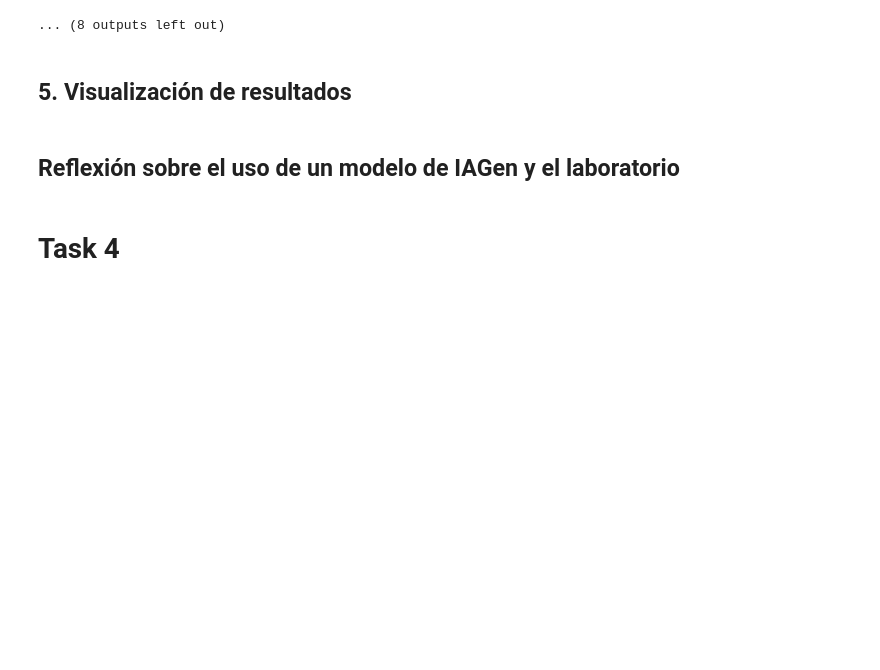
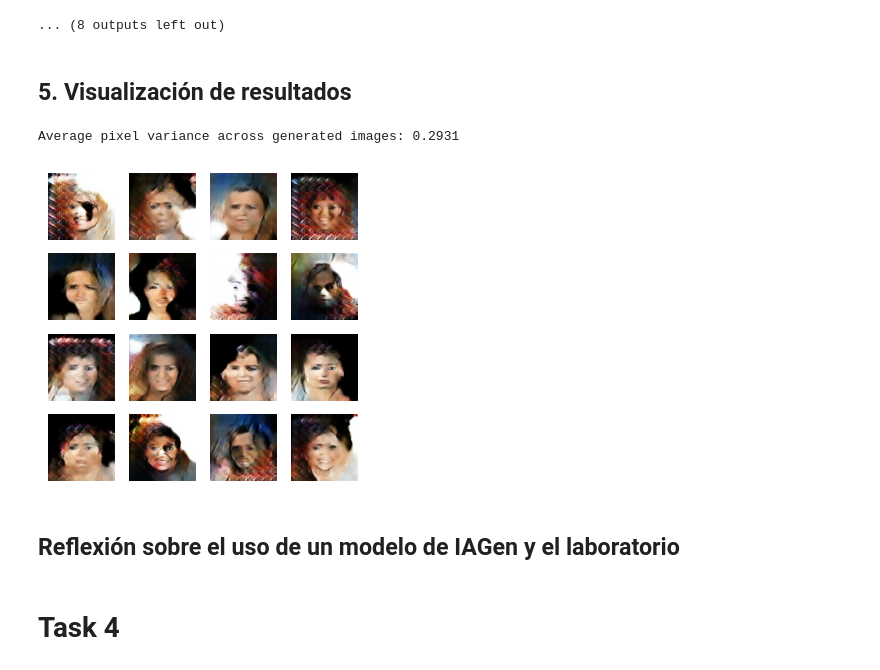
Before and after one commit to Diego2250/Lab6-DS, a Jupyter notebook: lab6.ipynb, the cells around one changed output. Drawn from its saved outputs; the diff is of its cells as text; code cells hidden in the pictures; blank space fills up the shorter version.

```diff
--- a/lab6.ipynb
+++ b/lab6.ipynb
@@ -267,6 +267,49 @@ Tiempo para la época 6 es 893.40 segundos
 ... (8 outputs left out)
 # %% [markdown]
 ## 5. Visualización de resultados
+# %%
+def evaluate_diversity(generator, num_examples=100):
+    # Generar ruido aleatorio y las imágenes correspondientes
+    noise = tf.random.normal([num_examples, 100])
+    generated_images = generator(noise, training=False)
+
+    # Convertir imágenes a numpy para calcular estadísticas
+    images_np = generated_images.numpy()
+
+    # Calcular la varianza de cada píxel
+    pixel_variances = np.var(images_np, axis=0)  # Varianza a lo largo del eje de los ejemplos
+
+    # Obtener una única métrica de varianza (promedio)
+    avg_variance = np.mean(pixel_variances)
+    print(f'Average pixel variance across generated images: {avg_variance:.4f}')
+
+# Evaluar la diversidad de las imágenes generadas después del entrenamiento
+evaluate_diversity(generator, num_examples=100)
+# %% [output]
+Average pixel variance across generated images: 0.2931
+# %%
+def evaluate_generator(generator, num_examples=16):
+    # Generar ruido aleatorio para el generador
+    noise = tf.random.normal([num_examples, 100])
+
+    # Generar imágenes
+    generated_images = generator(noise, training=False)
+
+    # Visualizar las imágenes generadas
+    fig = plt.figure(figsize=(4, 4))
+
+    for i in range(generated_images.shape[0]):
+        plt.subplot(4, 4, i + 1)
+        img = generated_images[i].numpy()  # Convertir a NumPy
+        plt.imshow((img * 127.5 + 127.5).astype(np.uint8))  # Convertir de rango [-1, 1] a [0, 255]
+        plt.axis('off')
+
+    plt.show()
+
+# Evaluar el generador después del entrenamiento
+evaluate_generator(generator, num_examples=16)
+# %% [output]
+[figure, added]
 # %% [markdown]
 ##  Reflexión sobre el uso de un modelo de IAGen y el laboratorio
 # %% [markdown]
```
